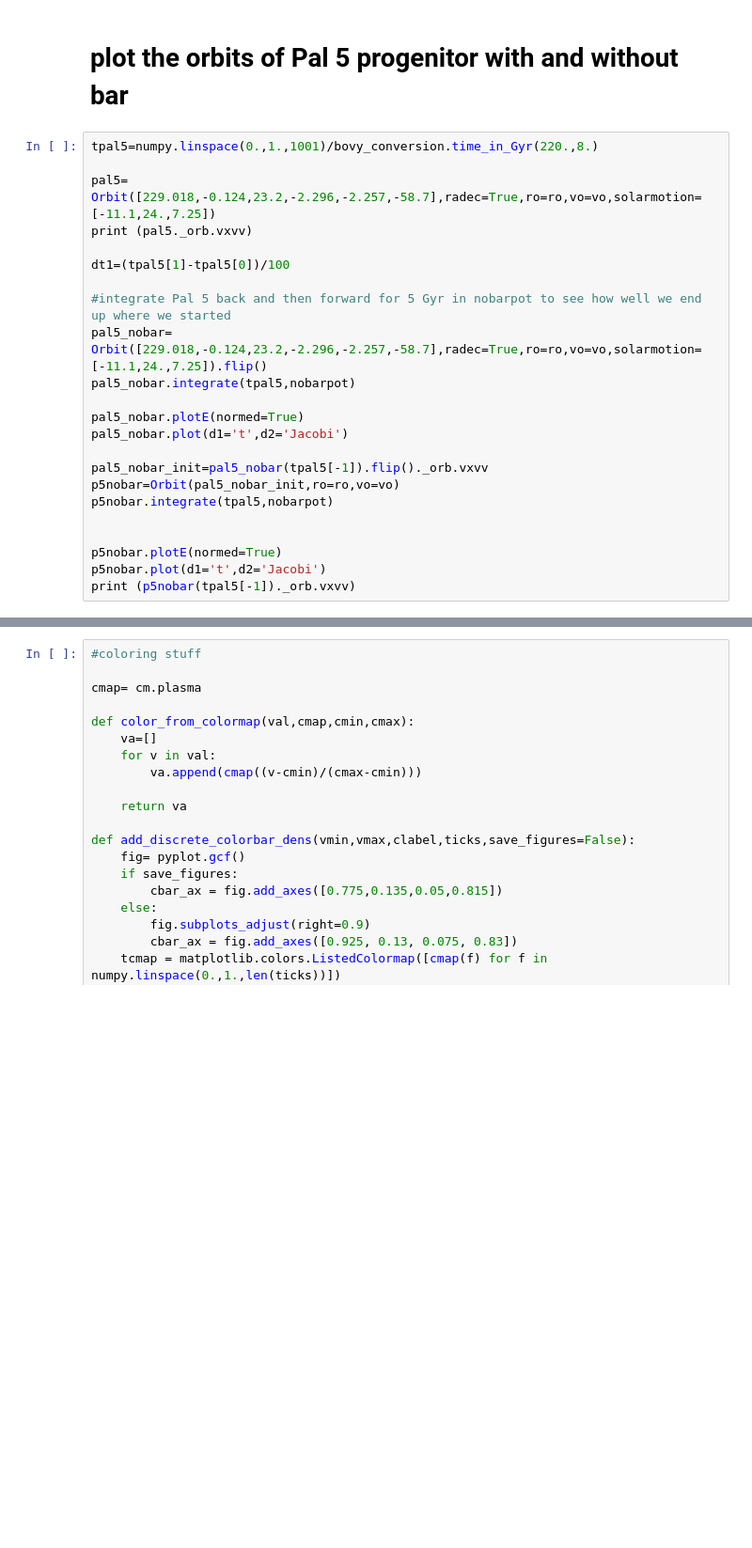
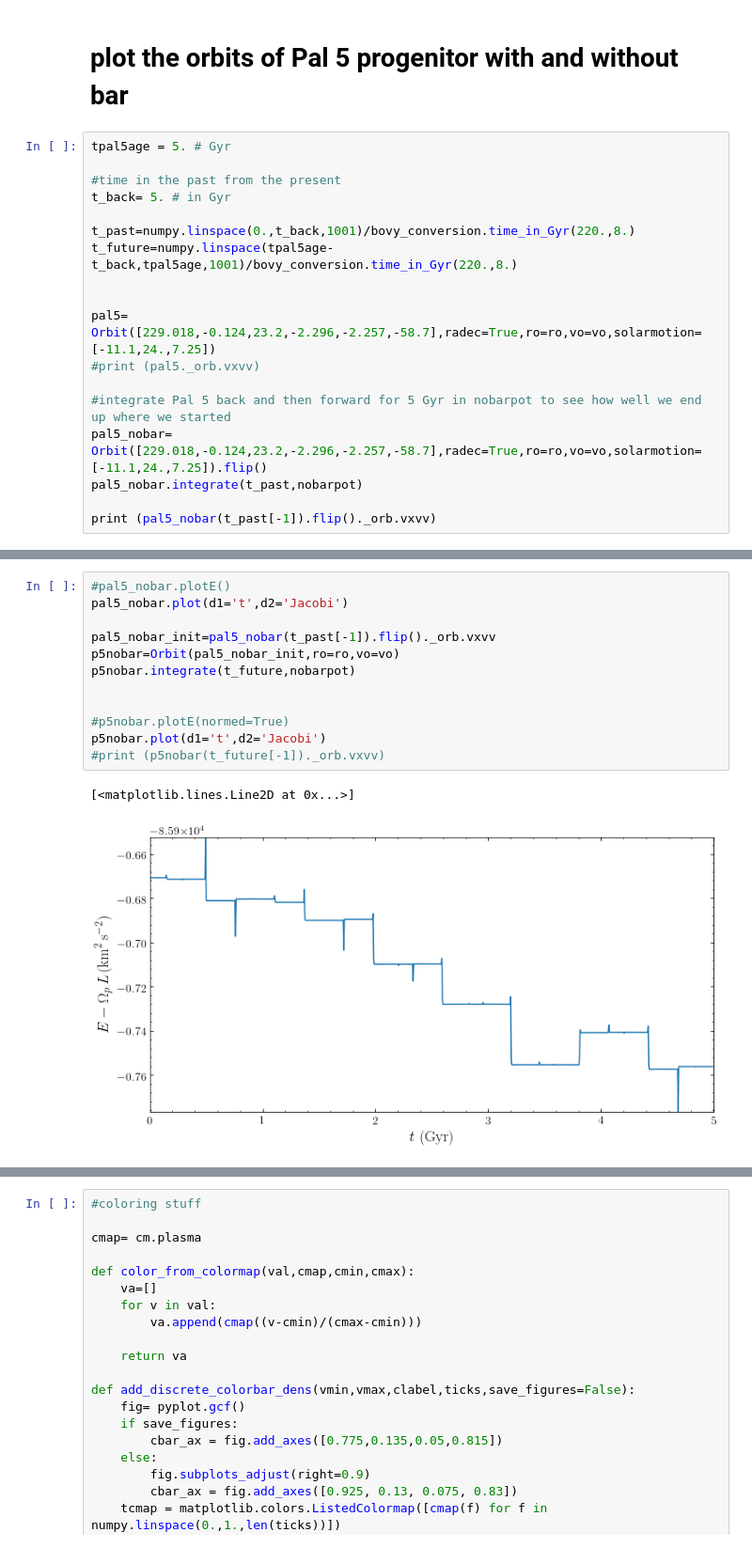
Before and after one commit to nbanik/Baryonic-effects-on-Pal5, a Jupyter notebook: bar_growth_perturb_Pal5_orbit.ipynb, the cells around one changed output, grey strips where cells are left out. Shown at 94% size. Drawn from its saved outputs; the diff is of its cells as text; blank space fills up the shorter version.

```diff
--- a/bar_growth_perturb_Pal5_orbit.ipynb
+++ b/bar_growth_perturb_Pal5_orbit.ipynb
@@ -95,26 +99,21 @@ plotDensities(barpot_invert,rmin=-10.*u.kpc,rmax=10.*u.kpc,zmax=10.*u.kpc,zmin=-
 # %% [markdown]
 # plot the orbits of Pal 5 progenitor with and without bar
 # %%
-tpal5=numpy.linspace(0.,1.,1001)/bovy_conversion.time_in_Gyr(220.,8.)
+tpal5age = 5. # Gyr
+
+#time in the past from the present
+t_back= 5. # in Gyr
+
+t_past=numpy.linspace(0.,t_back,1001)/bovy_conversion.time_in_Gyr(220.,8.)
+t_future=numpy.linspace(tpal5age-t_back,tpal5age,1001)/bovy_conversion.time_in_Gyr(220.,8.)
+
 
 pal5= Orbit([229.018,-0.124,23.2,-2.296,-2.257,-58.7],radec=True,ro=ro,vo=vo,solarmotion=[-11.1,24.,7.25])
-print (pal5._orb.vxvv)
-
-dt1=(tpal5[1]-tpal5[0])/100
+#print (pal5._orb.vxvv)
 
 #integrate Pal 5 back and then forward for 5 Gyr in nobarpot to see how well we end up where we started
 pal5_nobar= Orbit([229.018,-0.124,23.2,-2.296,-2.257,-58.7],radec=True,ro=ro,vo=vo,solarmotion=[-11.1,24.,7.25]).flip()
-pal5_nobar.integrate(tpal5,nobarpot)
+pal5_nobar.integrate(t_past,nobarpot)
 
-pal5_nobar.plotE(normed=True)
-pal5_nobar.plot(d1='t',d2='Jacobi')
-
-pal5_nobar_init=pal5_nobar(tpal5[-1]).flip()._orb.vxvv
-p5nobar=Orbit(pal5_nobar_init,ro=ro,vo=vo)
-p5nobar.integrate(tpal5,nobarpot)
-
-
-p5nobar.plotE(normed=True)
-p5nobar.plot(d1='t',d2='Jacobi')
-print (p5nobar(tpal5[-1])._orb.vxvv)
+print (pal5_nobar(t_past[-1]).flip()._orb.vxvv)
 # %% [output]
@@ -126,0 +121,15 @@ print (p5nobar(tpal5[-1])._orb.vxvv)
+# %%
+#pal5_nobar.plotE()
+pal5_nobar.plot(d1='t',d2='Jacobi')
+
+pal5_nobar_init=pal5_nobar(t_past[-1]).flip()._orb.vxvv
+p5nobar=Orbit(pal5_nobar_init,ro=ro,vo=vo)
+p5nobar.integrate(t_future,nobarpot)
+
+
+#p5nobar.plotE(normed=True)
+p5nobar.plot(d1='t',d2='Jacobi')
+#print (p5nobar(t_future[-1])._orb.vxvv)
+# %% [output]
+[<matplotlib.lines.Line2D at 0x...>]
+[figure, added]
```
Also changed, not shown: parts of 17 cells of this notebook.
